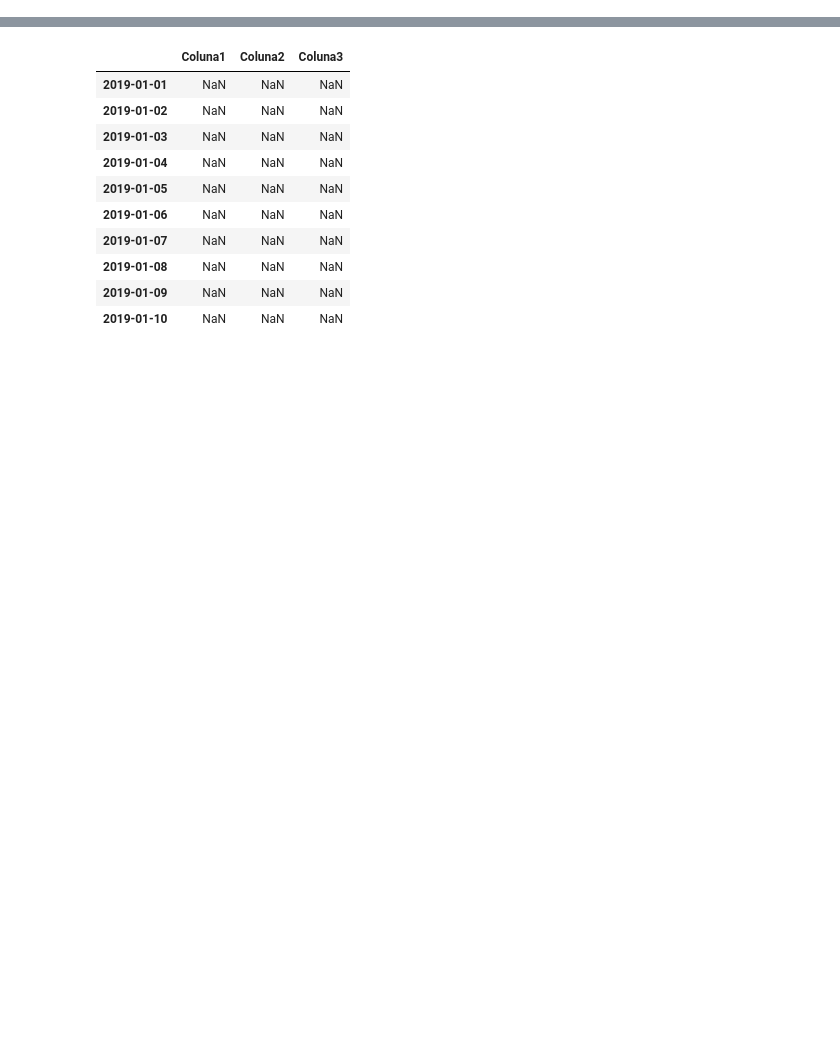
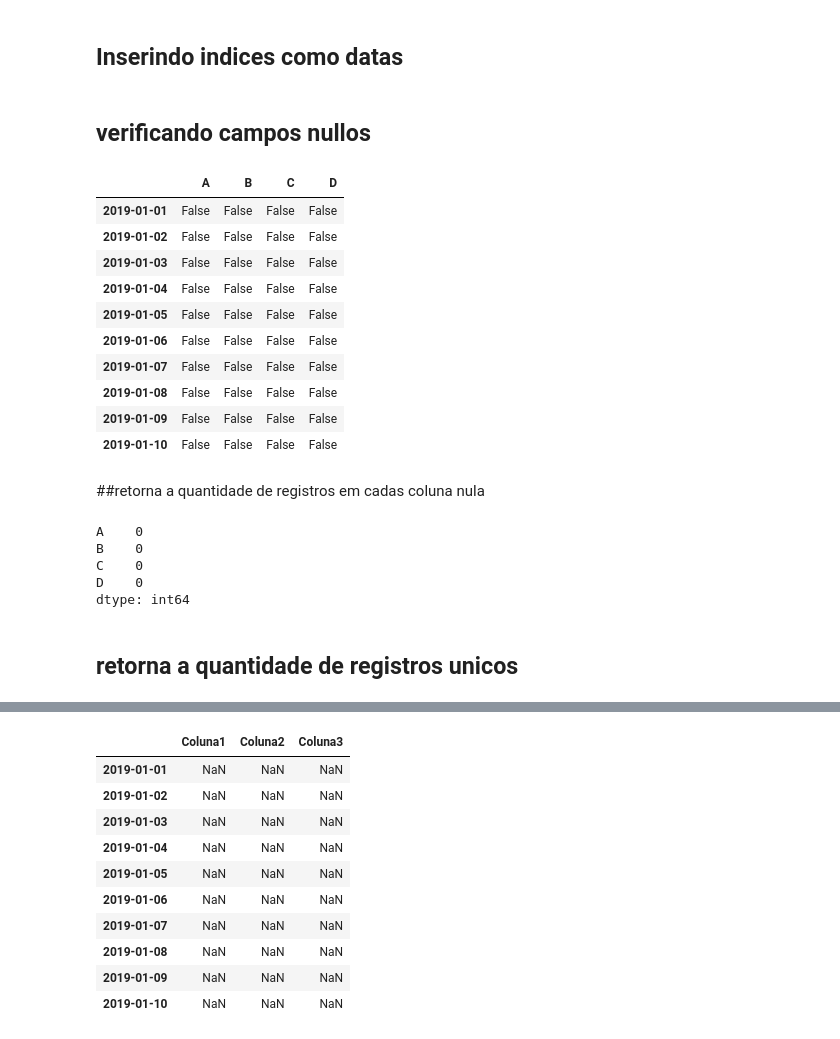
Before and after one commit to WesleySiNeves/AprendendoPython, a Jupyter notebook: pyData/Pandas/Pandas_Data_range_2.ipynb, the cells around one changed output, grey strips where cells are left out. Saved outputs shown, nothing was run; the diff lists cells and outputs as text; code cells hidden in the pictures; blank space fills up the shorter version.

```diff
--- a/pyData/Pandas/Pandas_Data_range_2.ipynb
+++ b/pyData/Pandas/Pandas_Data_range_2.ipynb
@@ -25,0 +51,30 @@ dataframe
+# %% [markdown]
+## Inserindo indices como datas
+# %% [markdown]
+## verificando campos nullos
+# %%
+df.isnull()
+# %% [output]
+|  | A | B | C | D |
+| 2019-01-01 | False | False | False | False |
+| 2019-01-02 | False | False | False | False |
+| 2019-01-03 | False | False | False | False |
+| 2019-01-04 | False | False | False | False |
+| 2019-01-05 | False | False | False | False |
+| 2019-01-06 | False | False | False | False |
+| 2019-01-07 | False | False | False | False |
+| 2019-01-08 | False | False | False | False |
+| 2019-01-09 | False | False | False | False |
+| 2019-01-10 | False | False | False | False |
+# %% [markdown]
+##retorna a quantidade de registros em cadas coluna nula
+# %%
+df.isnull().sum()
+# %% [output]
+A    0
+B    0
+C    0
+D    0
+dtype: int64
+# %% [markdown]
+## retorna a quantidade de registros unicos
```
Also changed, not shown: parts of 9 cells of this notebook.
